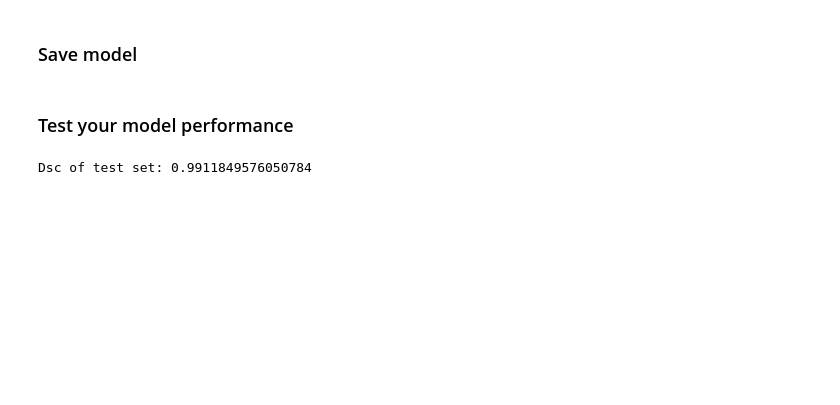
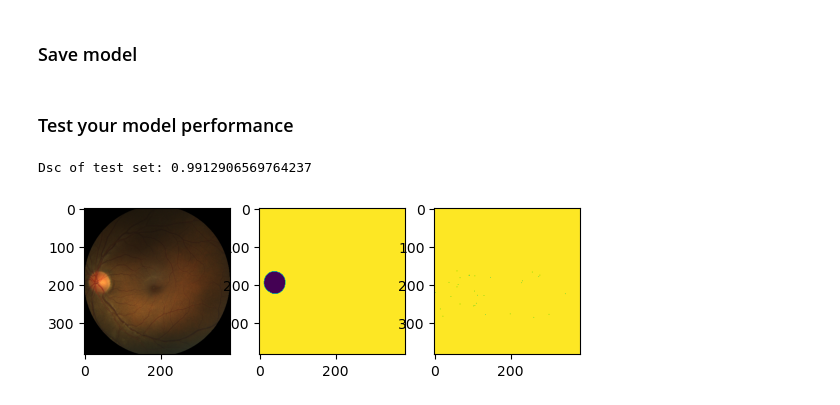
Before and after one commit to QianrenLi/DG_Segmentation_released, a Jupyter notebook: project1.ipynb, the cells around one changed output. Cells and saved outputs as stored; diff of their text form; code cells hidden in the pictures; blank space fills up the shorter version.

```diff
--- a/project1.ipynb
+++ b/project1.ipynb
@@ -160,7 +153,7 @@ net = smp.Unet(
     encoder_name="resnet34",        # choose encoder, e.g. mobilenet_v2 or efficientnet-b7
     encoder_weights="imagenet",     # use `imagenet` pre-trained weights for encoder initialization
     in_channels=3,                  # model input channels (1 for gray-scale images, 3 for RGB, etc.)
-    classes=3,                      # model output channels (number of classes in your dataset)
+    classes=2,                      # model output channels (number of classes in your dataset)
 )
 
 net.load_state_dict(torch.load(PATH))
@@ -188,4 +181,17 @@ with torch.no_grad():
 dsc_test = np.mean(dscs)
 print('Dsc of test set:', dsc_test)
 # %% [output]
-Dsc of test set: 0.9911849576050784
+Dsc of test set: 0.9912906569764237
+# %%
+# show last predicted result
+image = images.numpy()[-1]
+output = outputs.numpy()[-1,:,:,:]
+plt.subplot(1,3,1)
+plt.imshow(np.transpose(image,(1,2,0))[:,:,::-1])
+plt.subplot(1,3,2)
+plt.imshow(target_np*255)
+plt.subplot(1,3,3)
+plt.imshow(binary_output*255)
+plt.show()
+# %% [output]
+[figure, added]
```
Also changed, not shown: parts of 5 cells of this notebook, 2 other files.
